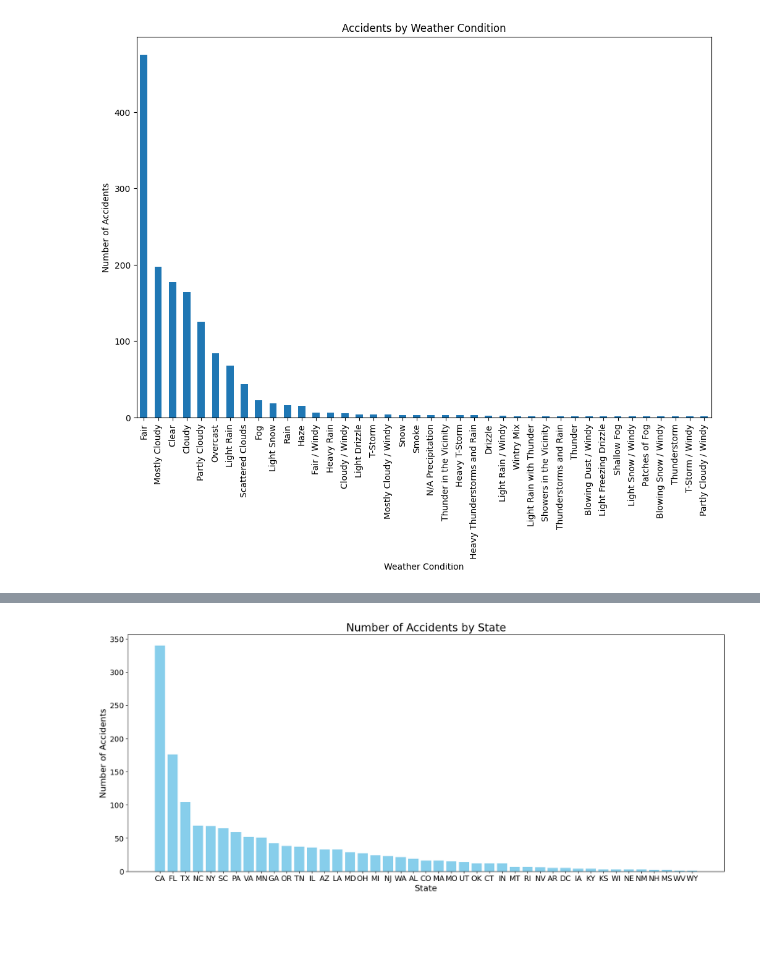
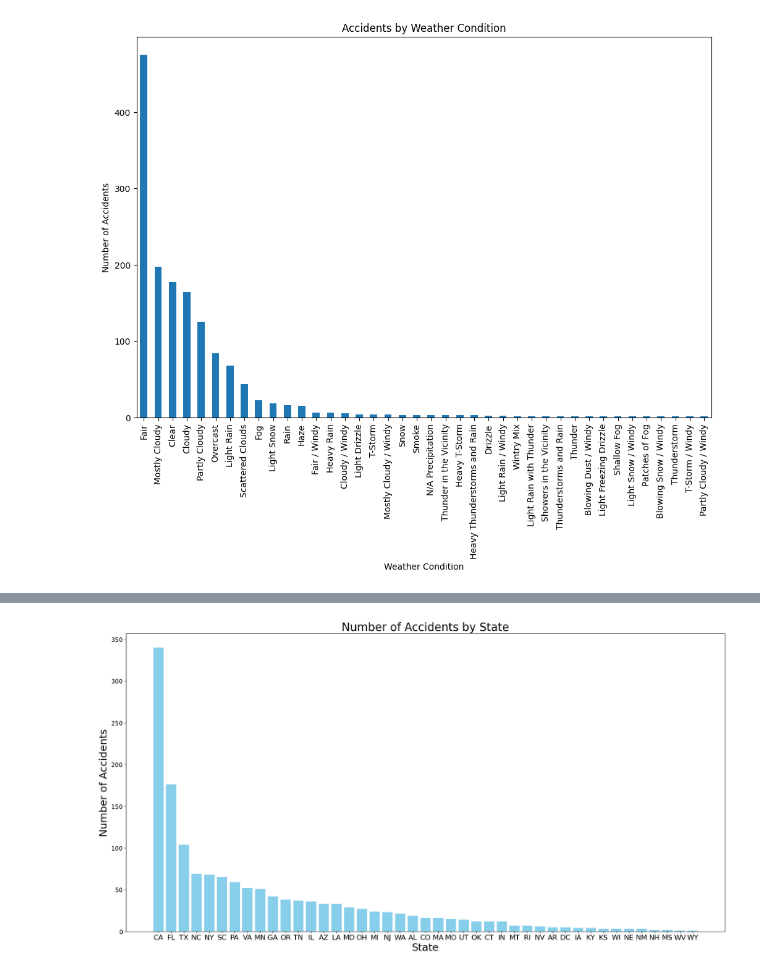
Before and after one commit to sachigill/dhblog, a Jupyter notebook: posts/final_proj.ipynb, the cells around one changed output, grey strips where cells are left out. Drawn from its saved outputs; the diff is of its cells as text; code cells hidden in the pictures; blank space fills up the shorter version.

```diff
--- a/posts/final_proj.ipynb
+++ b/posts/final_proj.ipynb
@@ -194,24 +131,0 @@ plt.show()
-# %%
-traffic_df['Start_Time'] = pd.to_datetime(traffic_df['Start_Time'], errors='coerce')
-
-
-traffic_df = traffic_df.dropna(subset=['Start_Time'])
-traffic_df['Month'] = traffic_df['Start_Time'].dt.month
-
-#grouping by month and count the number of accidents
-accident_per_month = traffic_df.groupby('Month').size().reset_index(name='Number_of_Accidents')
-
-
-
-# Sort the DataFrame by month for proper order in the plot
-accident_per_month = accident_per_month.sort_values('Month')
-
-
-plt.figure(figsize=(14, 8))
-plt.bar(accident_per_month['Month'], accident_per_month['Number_of_Accidents'], color='purple')
-plt.xlabel('Month', fontsize=16)
-plt.ylabel('Number of Accidents', fontsize=16)
-plt.title('Number of Accidents by Month', fontsize=20)
-plt.xticks(fontsize=14)
-plt.yticks(fontsize=14)
-plt.show()
@@ -220,17 +134,17 @@ plt.show()
 # %%
 accident_per_state = traffic_df.groupby('State').size().reset_index(name='Number_of_Accidents')
 
 
 accident_per_state = accident_per_state.sort_values('Number_of_Accidents', ascending=False)
 
 
-plt.figure(figsize=(20, 8))
+plt.figure(figsize=(24, 12))
 plt.bar(accident_per_state['State'], accident_per_state['Number_of_Accidents'], color='skyblue')
-plt.xlabel('State', fontsize=16)
-plt.ylabel('Number of Accidents', fontsize=16)
-plt.title('Number of Accidents by State', fontsize=20)
-plt.xticks(fontsize=14)
+plt.xlabel('State', fontsize=23)
+plt.ylabel('Number of Accidents', fontsize=23)
+plt.title('Number of Accidents by State', fontsize=25)
+plt.xticks(fontsize=16)
 plt.yticks(fontsize=14)
 plt.show()
 # %% [output]
-[figure, old version]
+[figure, new version]
```
Also changed, not shown: parts of 40 cells of this notebook.
